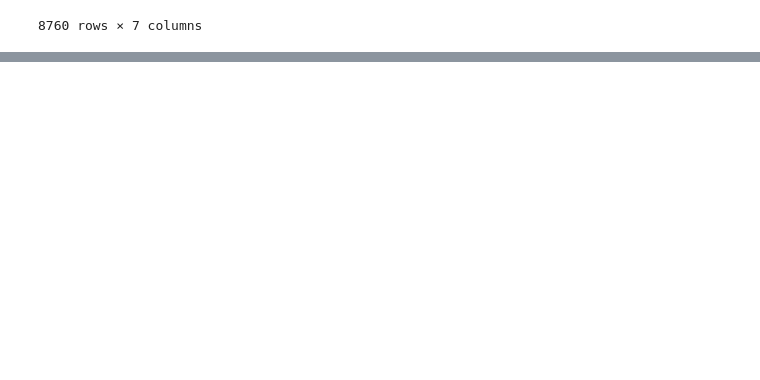
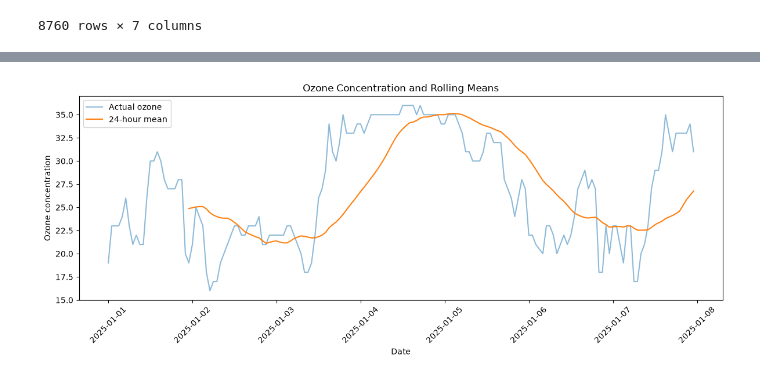
Before and after one commit to Durian20/CSE-780-Assignment-2, a Jupyter notebook: assign2.ipynb, the cells around one changed output, grey strips where cells are left out. Cells and saved outputs as stored; diff of their text form; code cells hidden in the pictures; blank space fills up the shorter version.

```diff
--- a/assign2.ipynb
+++ b/assign2.ipynb
@@ -420,0 +542,29 @@ merge
+# %%
+import matplotlib.pyplot as plt
+
+# Examine one week
+plot_data = feature_data.loc[
+    (feature_data["Date"] >= "2025-01-01") &
+    (feature_data["Date"] < "2025-01-08")
+]
+
+plt.figure(figsize=(12, 5))
+
+plt.plot(plot_data["Date"], plot_data["ozone"],
+         label="Actual ozone", alpha=0.5)
+
+plt.plot(
+    plot_data["Date"],
+    plot_data[f"ozone_mean_24h"],
+    label=f"{window}-hour mean"
+)
+
+plt.xlabel("Date")
+plt.ylabel("Ozone concentration")
+plt.title("Ozone Concentration and Rolling Means")
+plt.legend()
+plt.xticks(rotation=45)
+plt.tight_layout()
+plt.show()
+# %% [output]
+[figure, added]
```
Also changed, not shown: parts of 11 cells of this notebook.
